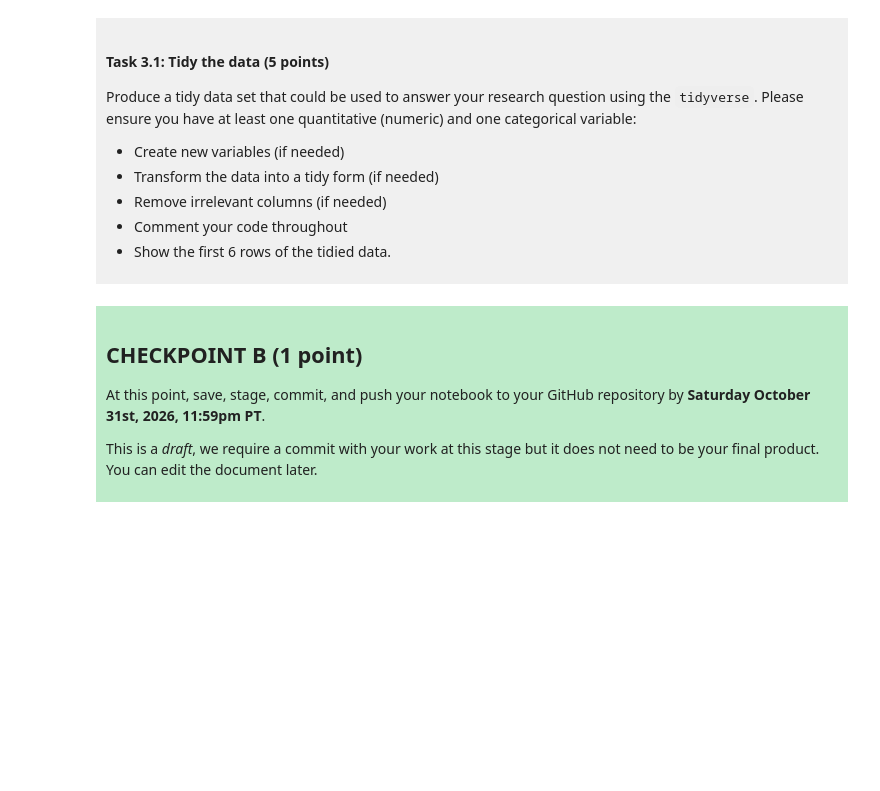
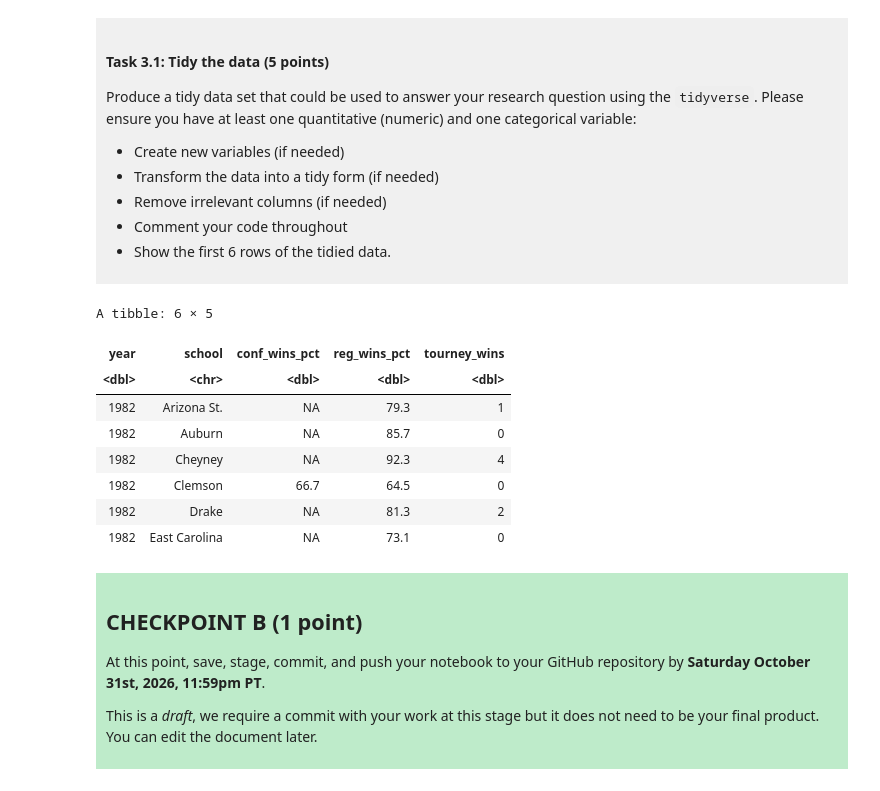
Before and after one commit to enkhsar/dsci-100-project-enkhsar-enkhmunkh, a Jupyter notebook: dsci-100-project-notebook.ipynb, the cells around one changed output. Drawn from its saved outputs; the diff is of its cells as text; code cells hidden in the pictures; blank space fills up the shorter version.

```diff
--- a/dsci-100-project-notebook.ipynb
+++ b/dsci-100-project-notebook.ipynb
@@ -189,7 +208,21 @@ Produce a tidy data set that could be used to answer your research question usin
 
 </div>
 # %%
-### EDIT THIS CODE CELL ###
+basketball_tidy <- basketball |>
+# Removing all the unnecessary columns
+    select(year, school, conf_wins_pct, reg_wins_pct, tourney_wins) # used year and school columns to identify later
+# Showing the first 6 rows of the data
+head(basketball_tidy)
+# %% [output]
+A tibble: 6 × 5
+| year | school | conf_wins_pct | reg_wins_pct | tourney_wins |
+| <dbl> | <chr> | <dbl> | <dbl> | <dbl> |
+| 1982 | Arizona St. | NA | 79.3 | 1 |
+| 1982 | Auburn | NA | 85.7 | 0 |
+| 1982 | Cheyney | NA | 92.3 | 4 |
+| 1982 | Clemson | 66.7 | 64.5 | 0 |
+| 1982 | Drake | NA | 81.3 | 2 |
+| 1982 | East Carolina | NA | 73.1 | 0 |
 # %% [markdown]
 <div style="background-color: #beebca; padding: 10px;">
 
```
Also changed, not shown: parts of 3 cells of this notebook.
